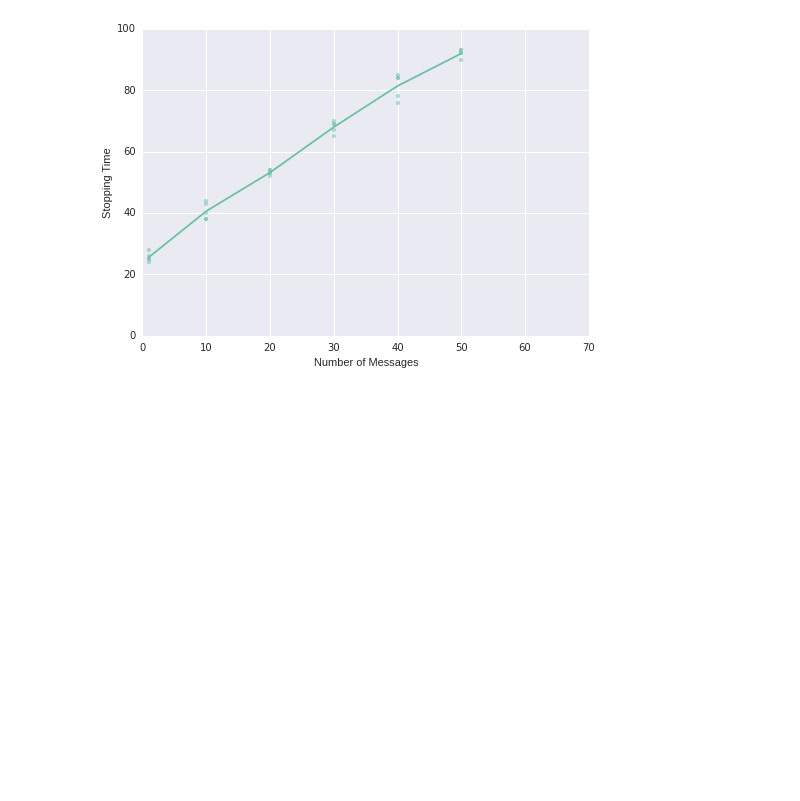
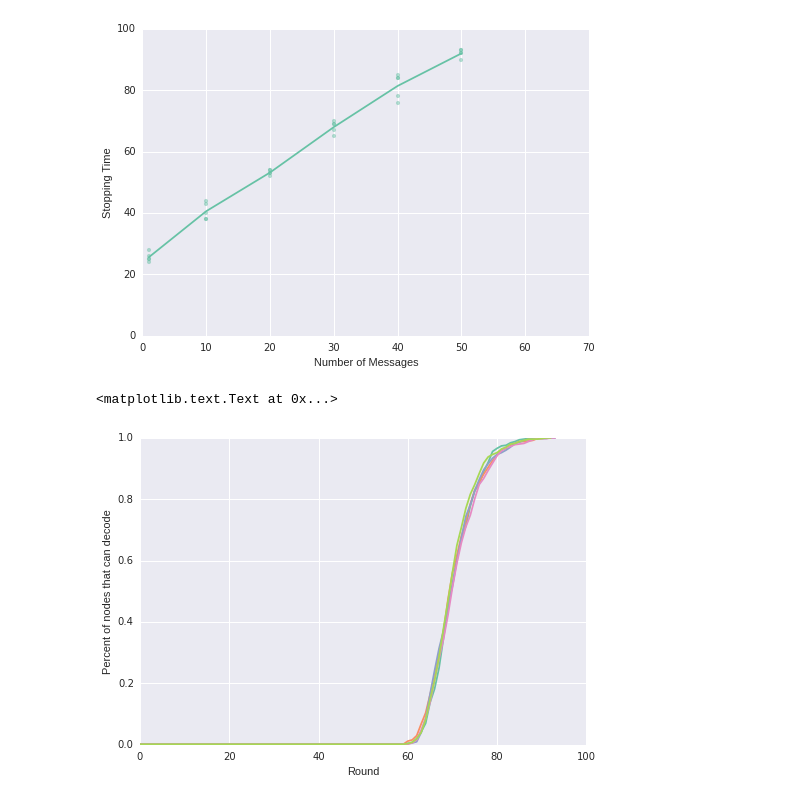
Before and after one commit to newmanne/RLNC-Gossip, a Jupyter notebook: RLNC.ipynb, the cells around one changed output. Saved outputs shown, nothing was run; the diff lists cells and outputs as text; code cells hidden in the pictures; blank space fills up the shorter version.

```diff
--- a/RLNC.ipynb
+++ b/RLNC.ipynb
@@ -14,6 +14,7 @@ sns.set(palette="Set2")
 # %%
 data = json.load(open('/home/newmanne/Downloads/sage-6.5-x86_64-Linux/results.txt'))
 # %%
+# Plot of stopping time vs number of messages
 num_messages = []
 stopping_rounds = []
 for config in data:
@@ -24,8 +25,13 @@ for config in data:
         stopping_round = summary_info['stopping_round']
         stopping_rounds_for_config.append(stopping_round)
     stopping_rounds.append(stopping_rounds_for_config)
-#         for node, info in result.items():
-#             stopping_round = info['stopping_round']
-#             stopping_rounds.append(stopping_round)
-#             extra_messages = info['extra_messages']
-#         collective_stopping_round = max(stopping_rounds)
+
+# ECDF of nodes completed by round
+# TODO: Handle multiple rounds
+n_stopped = []
+for result in data[-1]['results']:
+    current_n_stopped = []
+    stopping_round = result['summary']['stopping_round']
+    for i in range(stopping_round + 1):
+        current_n_stopped.append(sum(node_info['stopping_round'] <= i for node_info in result['nodes'].values()))
+    n_stopped.append(current_n_stopped)
@@ -44,6 +52,13 @@ plt.ylim([0, 100])
 [(25, 38, 52, 65, 76, 90), (24, 38, 53, 67, 78, 92), (26, 43, 54, 69, 84, 93), (25, 40, 54, 69, 84, 93), (28, 44, 53, 70, 85, 92)]
 (0, 100)
 [figure]
-# %%
-x = sorted(data)
-y = np.array(range(1,len(x)+1))/float(len(x))
+# %%
+for i in range(len(n_stopped)):
+    x = range(len(n_stopped[i]))
+    y = np.array(n_stopped[i]) / 500.
+    plt.plot(x,y)
+plt.ylabel('Percent of nodes that can decode')
+plt.xlabel('Round')
+# %% [output]
+<matplotlib.text.Text at 0x...>
+[figure, added]
```
Also changed, not shown: parts of 1 cell of this notebook, 1 other file.
